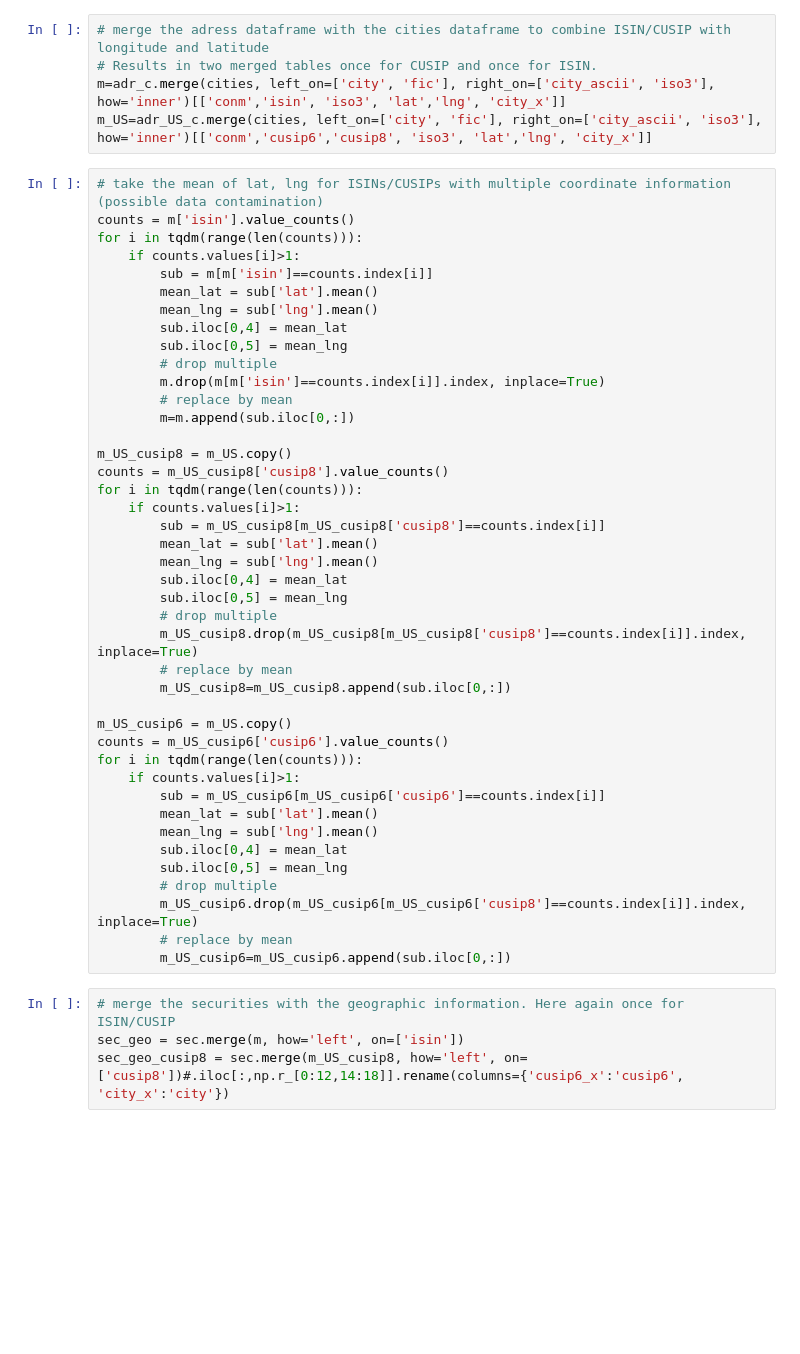
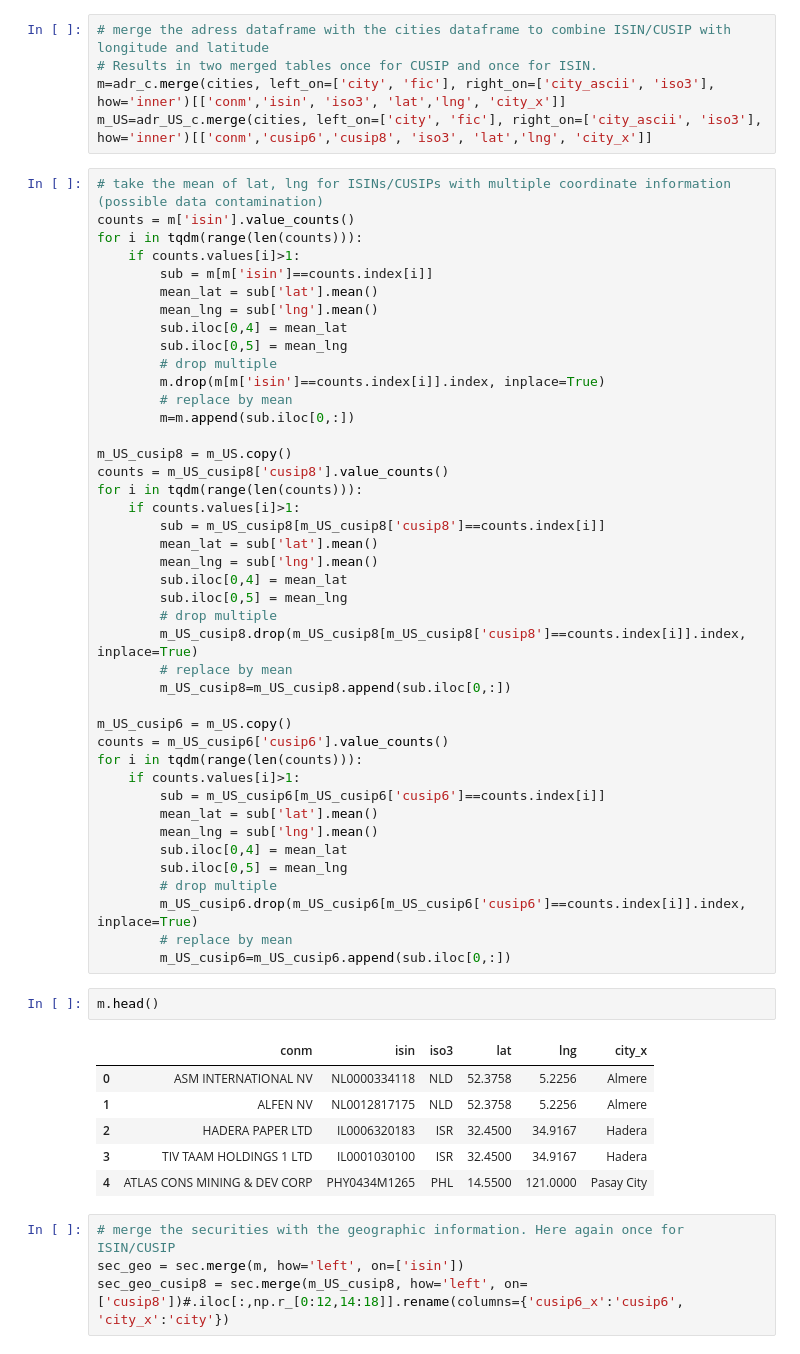
Before and after one commit to svkohler/UZH, a Jupyter notebook: Distance/calc.ipynb, the cells around one changed output. Saved outputs shown, nothing was run; the diff lists cells and outputs as text; blank space fills up the shorter version.

```diff
--- a/Distance/calc.ipynb
+++ b/Distance/calc.ipynb
@@ -275,9 +287,18 @@ for i in tqdm(range(len(counts))):
         sub.iloc[0,4] = mean_lat
         sub.iloc[0,5] = mean_lng
         # drop multiple
-        m_US_cusip6.drop(m_US_cusip6[m_US_cusip6['cusip8']==counts.index[i]].index, inplace=True)
+        m_US_cusip6.drop(m_US_cusip6[m_US_cusip6['cusip6']==counts.index[i]].index, inplace=True)
         # replace by mean
         m_US_cusip6=m_US_cusip6.append(sub.iloc[0,:])
+# %%
+m.head()
+# %% [output]
+|  | conm | isin | iso3 | lat | lng | city_x |
+| 0 | ASM INTERNATIONAL NV | NL0000334118 | NLD | 52.3758 | 5.2256 | Almere |
+| 1 | ALFEN NV | NL0012817175 | NLD | 52.3758 | 5.2256 | Almere |
+| 2 | HADERA PAPER LTD | IL0006320183 | ISR | 32.4500 | 34.9167 | Hadera |
+| 3 | TIV TAAM HOLDINGS 1 LTD | IL0001030100 | ISR | 32.4500 | 34.9167 | Hadera |
+| 4 | ATLAS CONS MINING & DEV CORP | PHY0434M1265 | PHL | 14.5500 | 121.0000 | Pasay City |
 # %%
 # merge the securities with the geographic information. Here again once for ISIN/CUSIP
 sec_geo = sec.merge(m, how='left', on=['isin'])
```
Also changed, not shown: parts of 15 cells of this notebook, 11 other files.
